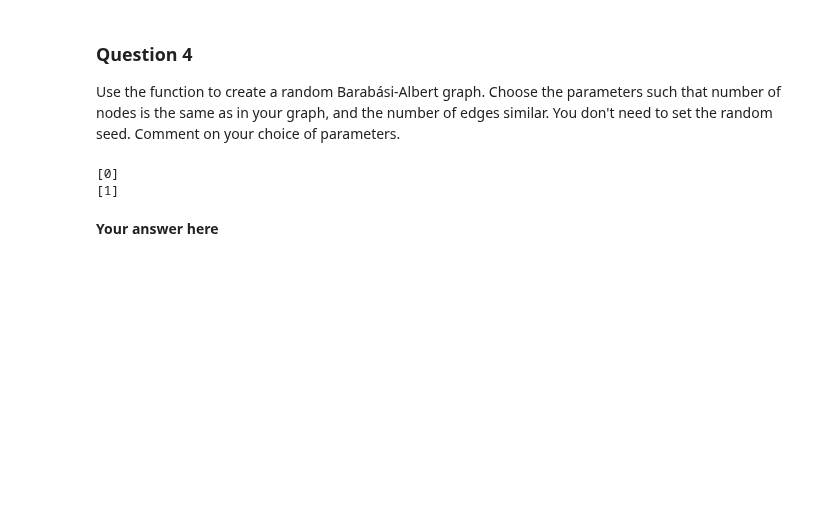
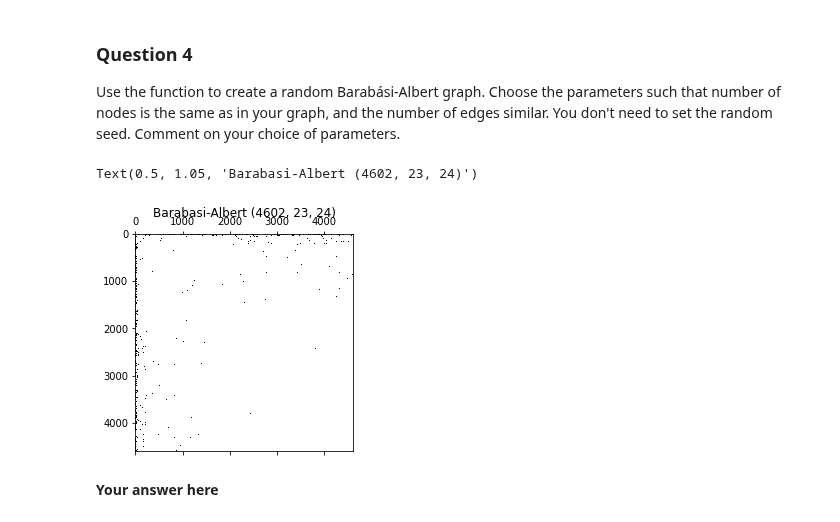
Before and after one commit to isabelaconstantin/wikinet, a Jupyter notebook: milestone2/2_network_models.ipynb, the cells around one changed output. Cells and saved outputs as stored; diff of their text form; code cells hidden in the pictures; blank space fills up the shorter version.

```diff
--- a/milestone2/2_network_models.ipynb
+++ b/milestone2/2_network_models.ipynb
@@ -179,12 +178,15 @@ Text(0.5, 1.05, 'Barabasi-Albert (10, 2)')
 ### Question 4
 
 Use the function to create a random Barabási-Albert graph. Choose the parameters such that number of nodes is the same as in your graph, and the number of edges similar. You don't need to set the random seed. Comment on your choice of parameters.
-# %%
-randomBA= barabasi_albert(10, 2, 3, 8708)
-#we need to change the parameters here, I just put those randomly to be able to do question 5
-# %% [output]
-[0]
-[1]
+# %%
+m0 = 24 # choose nb hubs?
+m = int((n_edges - m0 + 1) / (n_nodes - m0))
+randomBA = barabasi_albert(n_nodes, m, m0, 8708)
+plt.spy(randomBA)
+plt.title('Barabasi-Albert ({}, {}, {})'.format(n_nodes, m, m0))
+# %% [output]
+Text(0.5, 1.05, 'Barabasi-Albert (4602, 23, 24)')
+[figure, added]
 # %% [markdown]
 **Your answer here**
 # %% [markdown]
```
Also changed, not shown: parts of 9 cells of this notebook.
